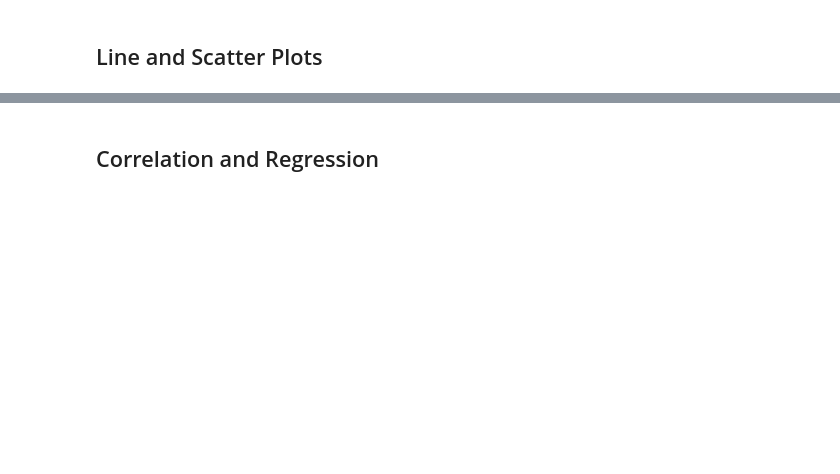
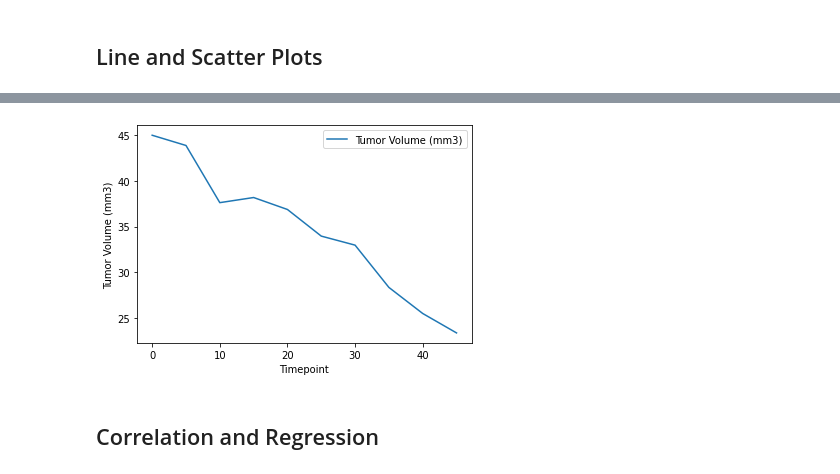
Before and after one commit to kellrow80/matplotlib---challenge, a Jupyter notebook: Instructions/Pymaceuticals/pymaceuticals_starter.ipynb, the cells around one changed output, grey strips where cells are left out. Drawn from its saved outputs; the diff is of its cells as text; code cells hidden in the pictures; blank space fills up the shorter version.

Commit message:
Added line chart

```diff
--- a/Instructions/Pymaceuticals/pymaceuticals_starter.ipynb
+++ b/Instructions/Pymaceuticals/pymaceuticals_starter.ipynb
@@ -101,3 +101,7 @@ mouse_data_combined_cleaned
 mouse_data_combined_cleaned["Mouse ID"].nunique()
 # %% [output]
 248
+# %%
+# Remove duplicate mouse IDs
+mouse_data_combined_cleaned = mouse_data_combined_df.drop_duplicates(subset=["Mouse ID", "Timepoint"], keep=False)
+mouse_data_combined_cleaned.head()
@@ -385,3 +418,7 @@ Name: Drug Regimen, dtype: int64
 ## Line and Scatter Plots
 # %%
 # Generate a line plot of tumor volume vs. time point for a mouse treated with Capomulin
+# %%
+#Filter for Capomulin
+treatment = mouse_data_combined_cleaned.loc[mouse_data_combined_cleaned["Drug Regimen"] == ("Capomulin")]
+treatment
@@ -387,0 +439,4 @@ Name: Drug Regimen, dtype: int64
+# %%
+#Get all data for single mounse
+single_mouse_ID = treatment.loc[treatment["Mouse ID"] == ("s185")]
+single_mouse_ID
@@ -388,3 +455,12 @@ Name: Drug Regimen, dtype: int64
+# %%
+#Chart data for mouse ID s185
+single_mouse_chart = single_mouse_ID.plot("Timepoint", "Tumor Volume (mm3)")
+
+single_mouse_chart.set_xlabel("Timepoint")
+single_mouse_chart.set_ylabel("Tumor Volume (mm3)")
+plt.show()
+# %% [output]
+[figure, added]
 # %%
 # Generate a scatter plot of average tumor volume vs. mouse weight for the Capomulin regimen
 # %% [markdown]
```
Also changed, not shown: parts of 10 cells of this notebook.
